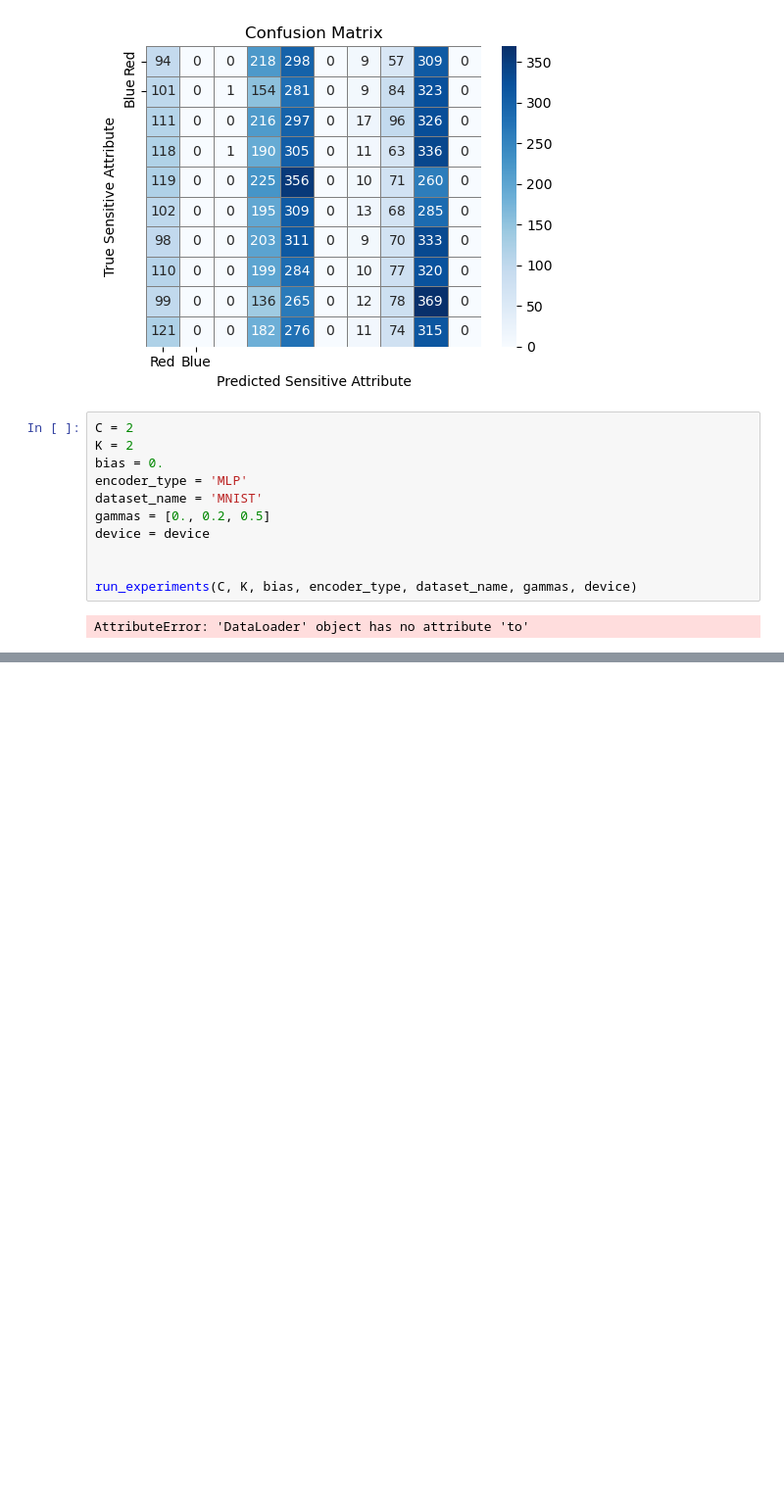
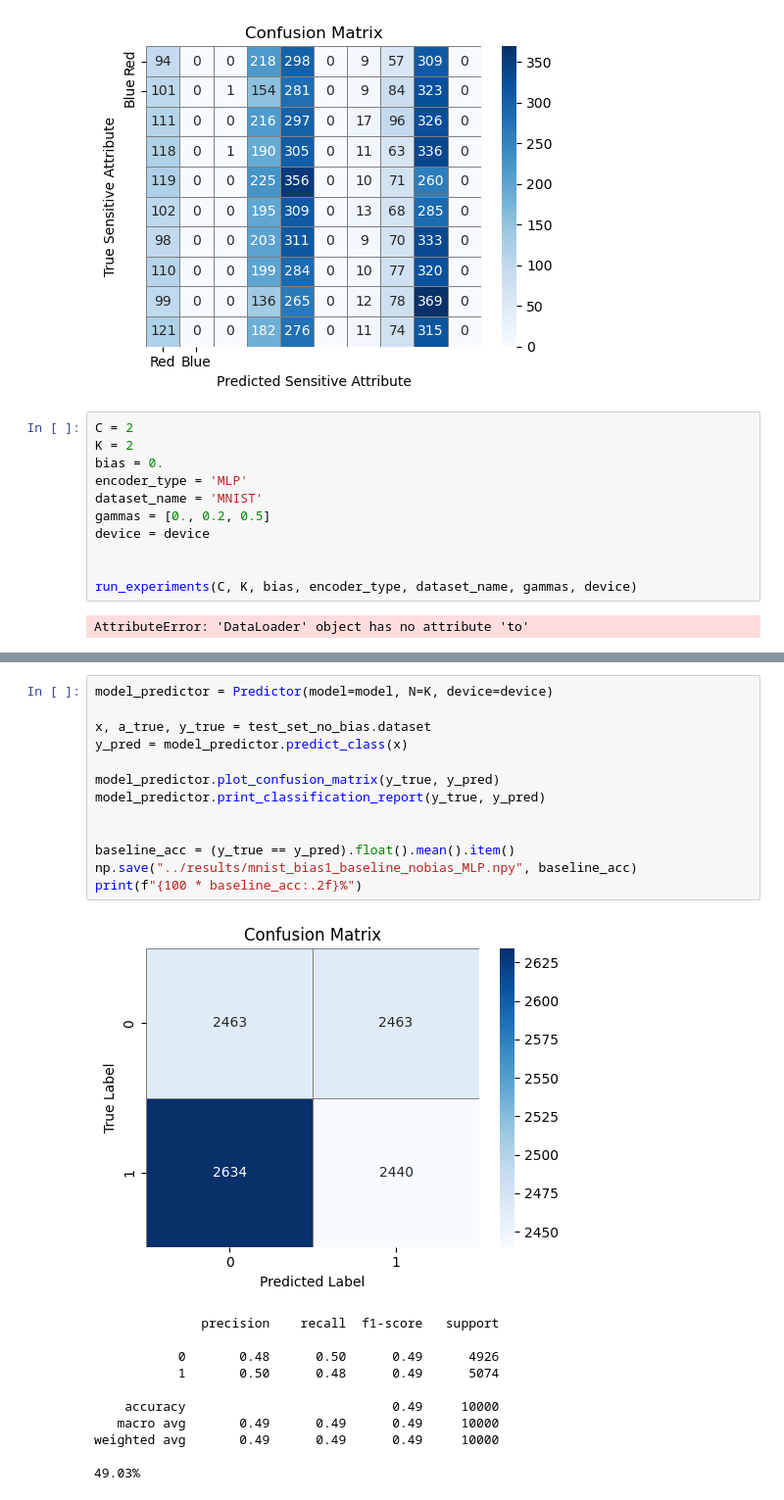
Before and after one commit to Vinschers/LAFTR, a Jupyter notebook: notebooks/LAFTR.ipynb, the cells around one changed output, grey strips where cells are left out. Shown at 98% size. Saved outputs shown, nothing was run; the diff lists cells and outputs as text; blank space fills up the shorter version.

```diff
--- a/notebooks/LAFTR.ipynb
+++ b/notebooks/LAFTR.ipynb
@@ -665,0 +753,25 @@ AttributeError: 'DataLoader' object has no attribute 'to'
+# %%
+model_predictor = Predictor(model=model, N=K, device=device)
+
+x, a_true, y_true = test_set_no_bias.dataset
+y_pred = model_predictor.predict_class(x)
+
+model_predictor.plot_confusion_matrix(y_true, y_pred)
+model_predictor.print_classification_report(y_true, y_pred)
+
+
+baseline_acc = (y_true == y_pred).float().mean().item()
+np.save("../results/mnist_bias1_baseline_nobias_MLP.npy", baseline_acc)
+print(f"{100 * baseline_acc:.2f}%")
+# %% [output]
+[figure, added]
+              precision    recall  f1-score   support
+
+           0       0.48      0.50      0.49      4926
+           1       0.50      0.48      0.49      5074
+
+    accuracy                           0.49     10000
+   macro avg       0.49      0.49      0.49     10000
+weighted avg       0.49      0.49      0.49     10000
+
+49.03%
```
Also changed, not shown: parts of 28 cells of this notebook.
